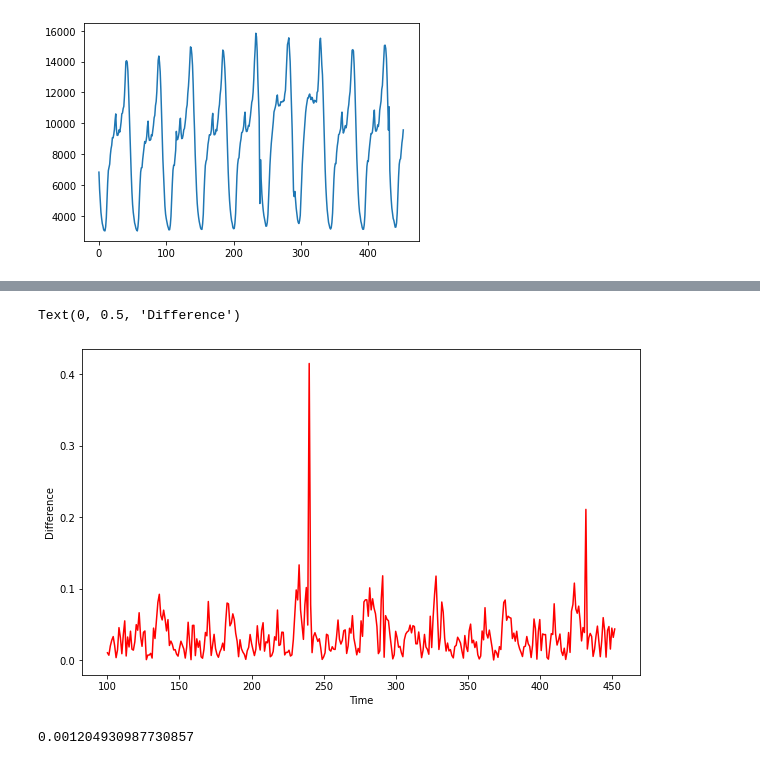
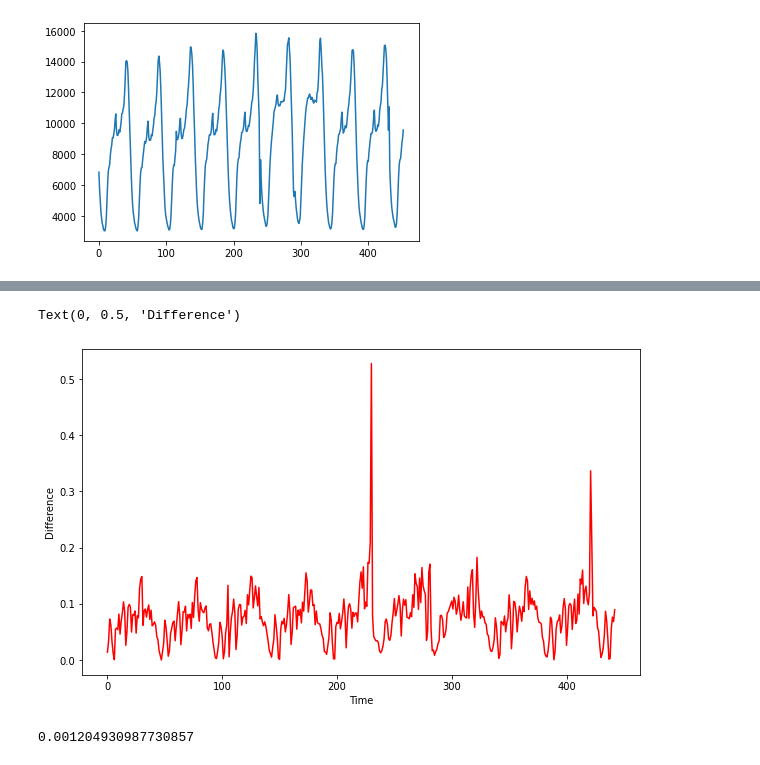
Before and after one commit to krmonline/YRU_TrainingAnomalyDetection, a Jupyter notebook: day2/LSTM_GRU.ipynb, the cells around one changed output, grey strips where cells are left out. Cells and saved outputs as stored; diff of their text form; code cells hidden in the pictures.

```diff
--- a/day2/LSTM_GRU.ipynb
+++ b/day2/LSTM_GRU.ipynb
@@ -15,6 +25,6 @@ series_scale = minmax_scale(series)
 # %%
 time = range(len(series))
-split_time = 100
+split_time = 300
 time_train = time[:split_time]
 x_train = series_scale[:split_time]
 time_valid = time[split_time:]
@@ -48,7 +58,7 @@ model.compile(loss='mse',optimizer='adam')
 loss = []
 val_loss = []
 # %%
-history = model.fit(data, epochs=200,verbose=0,validation_data=data_test)
+history = model.fit(data, epochs=200,verbose=1,validation_data=data_test)
 loss = loss + history.history['loss']
 val_loss = val_loss + history.history['val_loss']
 plt.plot(loss[25:])
@@ -80,15 +112,5 @@ results = []
 for time in range(len(series_test) - window_size):
   forecast.append(model.predict(series_test[time:time + window_size][np.newaxis]))
 
-forecast = forecast[split_time-window_size:]
+#forecast = forecast[split_time-window_size:]
 results = np.array(forecast)[:, 0, 0]
-
-
-plt.figure(figsize=(10, 6))
-
-plot_series(time_valid, x_valid)
-plot_series(time_valid, results)
-plt.legend(['x_valid','results'])
-for i in range(len(x_valid)):
-  if np.abs(x_valid[i] - results[i]) > 0.2:
-    plt.plot(time_valid[i],x_valid[i],'ro')
@@ -96,0 +121,9 @@ for i in range(len(x_valid)):
+# %%
+plt.figure(figsize=(10, 6))
+
+plot_series(range(len(series_test) - window_size), series_test[window_size:])
+plot_series(range(len(series_test) - window_size), results)
+plt.legend(['series_test','results'])
+for i in range(len(series_test[window_size:])):
+  if np.abs(series_test[window_size:][i] - results[i]) > 0.3:
+    plt.plot(i,series_test[window_size:][i],'ro')
@@ -97,14 +132,14 @@ for i in range(len(x_valid)):
 # %%
 plt.figure(figsize=(10, 6))
 diff  = []
-for i in range(len(x_valid)):
-    diff.append(np.abs(x_valid[i] - results[i]))
-plt.plot(time_valid,diff,'r-')
+for i in range(len(series_test[window_size:])):
+    diff.append(np.abs(series_test[window_size:][i] - results[i]))
+plt.plot(diff,'r-')
 plt.xlabel("Time")
 plt.ylabel("Difference")
 # %% [output]
 Text(0, 0.5, 'Difference')
-[figure, old version]
+[figure, new version]
 # %%
 from sklearn.metrics import mean_squared_error
 # %%
```
Also changed, not shown: parts of 7 cells of this notebook.
